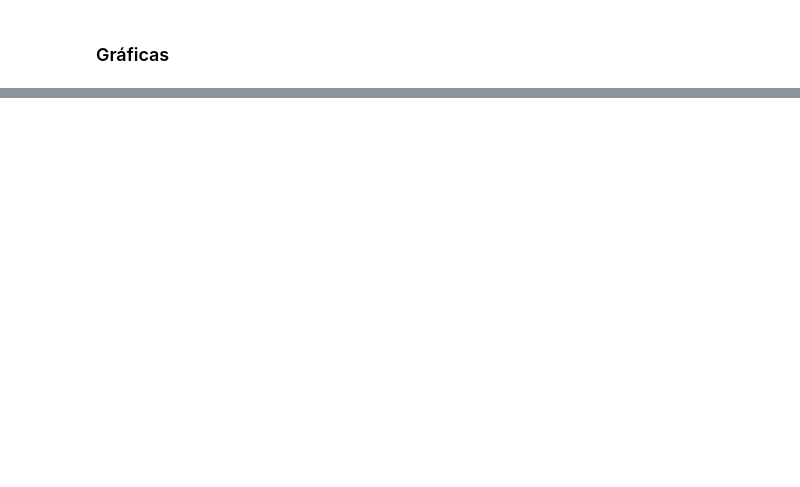
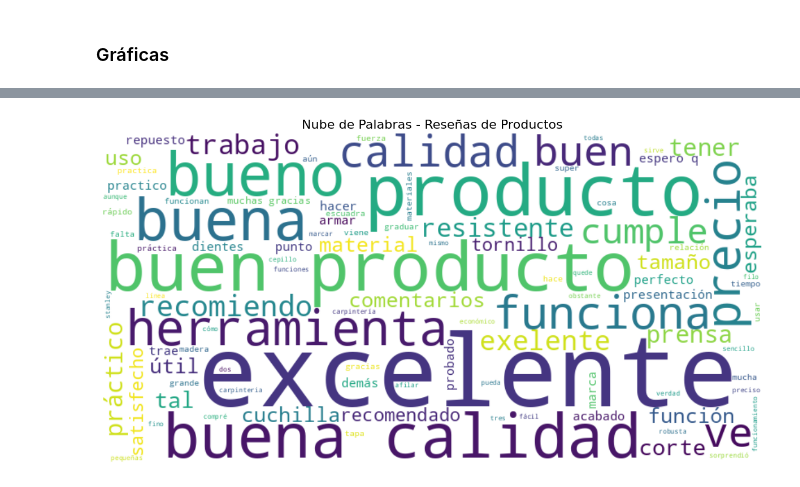
Before and after one commit to EngJuanSER/ScrappingML, a Jupyter notebook: Scrapping.ipynb, the cells around one changed output, grey strips where cells are left out. Cells and saved outputs as stored; diff of their text form; code cells hidden in the pictures; blank space fills up the shorter version.

```diff
--- a/Scrapping.ipynb
+++ b/Scrapping.ipynb
@@ -240,0 +338,81 @@ plt.show()
+# %%
+try:
+    # Preparar NLTK para eliminar stopwords
+    try:
+        stopwords_spanish = set(stopwords.words('spanish'))
+    except:
+        nltk.download('stopwords')
+        stopwords_spanish = set(stopwords.words('spanish'))
+
+    # Añadir algunas stopwords personalizadas
+    stopwords_spanish.update(['si', 'pero', 'muy', 'bien', 'todo', 'con', 'sin', 'ya', 'las', 'los', 'del', 'solo'])
+
+    # Extraer todas las reseñas (no solo las negativas)
+    all_reviews = []
+    for reviews in df['reviews_list']:
+        for review in reviews:
+            if isinstance(review, dict):
+                content = str(review.get('content', ''))
+                if content.strip():
+                    all_reviews.append(content)
+
+    if not all_reviews:
+        print("No se encontraron reseñas, usando datos de ejemplo...")
+        all_reviews = [
+            "El producto llegó rápido y en buen estado",
+            "Excelente calidad y precio",
+            "No me gustó la calidad del material",
+            "Funciona muy bien, lo recomiendo",
+            "El envío fue muy lento pero el producto cumple su función",
+            "Color distinto al de la imagen",
+            "El vendedor tiene buena atención",
+            "Buen producto para su precio",
+            "No sirve como esperaba",
+            "La mejor compra que he hecho"
+        ]
+
+    # Preprocesar el texto para la nube de palabras
+    reviews_text = " ".join(all_reviews).lower()
+
+    # Crear la nube de palabras
+    plt.figure(figsize=(12, 8))
+    wordcloud = WordCloud(
+        width=800,
+        height=400,
+        background_color='white',
+        colormap='viridis',
+        max_words=100,
+        contour_width=3,
+        contour_color='steelblue',
+        stopwords=stopwords_spanish
+    ).generate(reviews_text)
+
+    # Visualizar la nube de palabras
+    plt.imshow(wordcloud, interpolation='bilinear')
+    plt.axis('off')
+    plt.title('Nube de Palabras - Reseñas de Productos', fontsize=16)
+    plt.tight_layout()
+    plt.show()
+
+    # Mostrar estadísticas sobre las reseñas
+    print(f"Total de reseñas analizadas: {len(all_reviews)}")
+    print(f"Promedio de palabras por reseña: {sum(len(r.split()) for r in all_reviews) / len(all_reviews):.1f}")
+
+except Exception as e:
+    print(f"Error al generar la nube de palabras: {e}")
+    # Mostrar nube de palabras de ejemplo
+    example_text = "calidad producto bueno excelente recomendado funciona bien precio envío rápido vendedor atención " * 5
+    plt.figure(figsize=(12, 8))
+    example_cloud = WordCloud(
+        width=800,
+        height=400,
+        background_color='white',
+        colormap='viridis',
+        max_words=50
+    ).generate(example_text)
+    plt.imshow(example_cloud, interpolation='bilinear')
+    plt.axis('off')
+    plt.title('Nube de Palabras (DATOS DE EJEMPLO)', fontsize=16)
+    plt.show()
+# %% [output]
+[figure, added]
```
Also changed, not shown: parts of 13 cells of this notebook.
